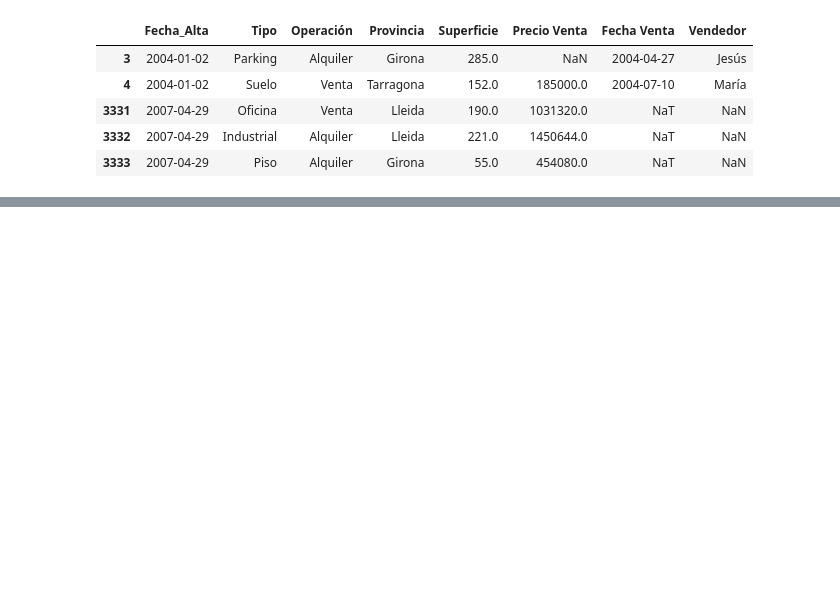
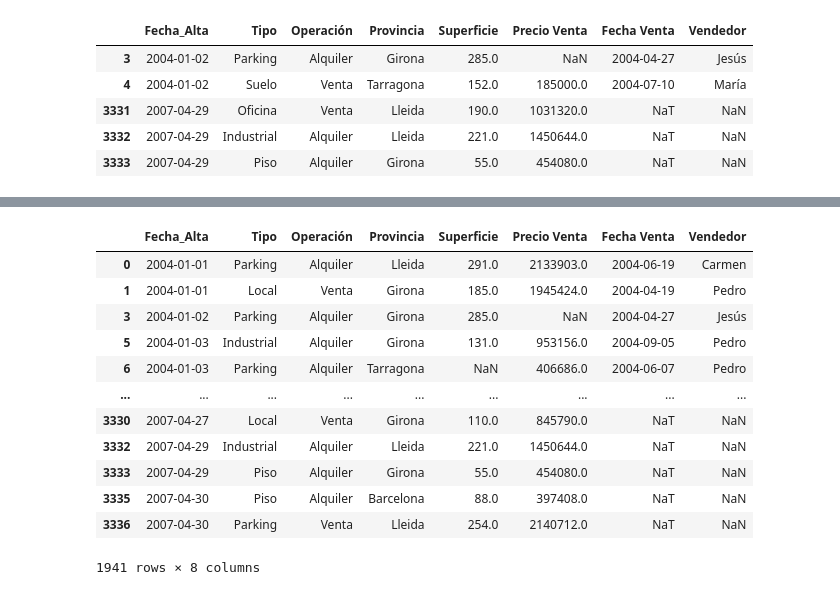
Before and after one commit to BetoxAlka/AnaliticaDatos, a Jupyter notebook: Actividad_3_3.ipynb, the cells around one changed output, grey strips where cells are left out. Drawn from its saved outputs; the diff is of its cells as text; code cells hidden in the pictures; blank space fills up the shorter version.

Commit message:
Filtro 3: Los registros con tipo: parking, local, industrial y piso

```diff
--- a/Actividad_3_3.ipynb
+++ b/Actividad_3_3.ipynb
@@ -91,3 +91,20 @@ files.download('Filtro2.csv')
 # %% [output]
 [interactive output not drawn]
 [interactive output not drawn]
+# %%
+filtro3 = df1[(df1['Tipo'] == 'Parking') | (df1['Tipo'] == 'Local') | (df1['Tipo'] == 'Industrial') | (df1['Tipo'] == 'Piso')]
+filtro3 #Filtro mediante tipo de parking, local, industrial y piso
+# %% [output]
+|  | Fecha_Alta | Tipo | Operación | Provincia | Superficie | Precio Venta | Fecha Venta | Vendedor |
+| 0 | 2004-01-01 | Parking | Alquiler | Lleida | 291.0 | 2133903.0 | 2004-06-19 | Carmen |
+| 1 | 2004-01-01 | Local | Venta | Girona | 185.0 | 1945424.0 | 2004-04-19 | Pedro |
+| 3 | 2004-01-02 | Parking | Alquiler | Girona | 285.0 | NaN | 2004-04-27 | Jesús |
+| 5 | 2004-01-03 | Industrial | Alquiler | Girona | 131.0 | 953156.0 | 2004-09-05 | Pedro |
+| 6 | 2004-01-03 | Parking | Alquiler | Tarragona | NaN | 406686.0 | 2004-06-07 | Pedro |
+| ... | ... | ... | ... | ... | ... | ... | ... | ... |
+| 3330 | 2007-04-27 | Local | Venta | Girona | 110.0 | 845790.0 | NaT | NaN |
+| 3332 | 2007-04-29 | Industrial | Alquiler | Lleida | 221.0 | 1450644.0 | NaT | NaN |
+| 3333 | 2007-04-29 | Piso | Alquiler | Girona | 55.0 | 454080.0 | NaT | NaN |
+| 3335 | 2007-04-30 | Piso | Alquiler | Barcelona | 88.0 | 397408.0 | NaT | NaN |
+| 3336 | 2007-04-30 | Parking | Venta | Lleida | 254.0 | 2140712.0 | NaT | NaN |
+1941 rows × 8 columns
```
Also changed, not shown: parts of 2 cells of this notebook.
